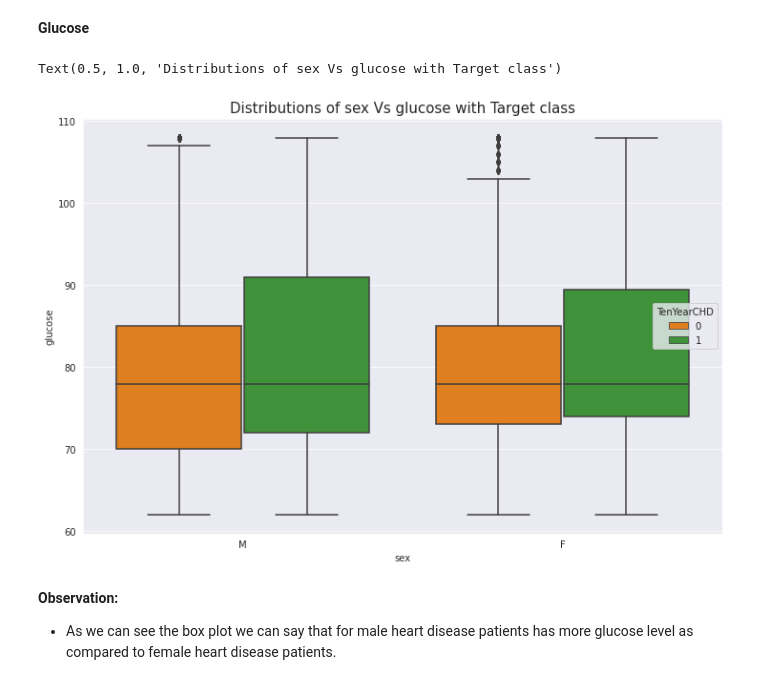
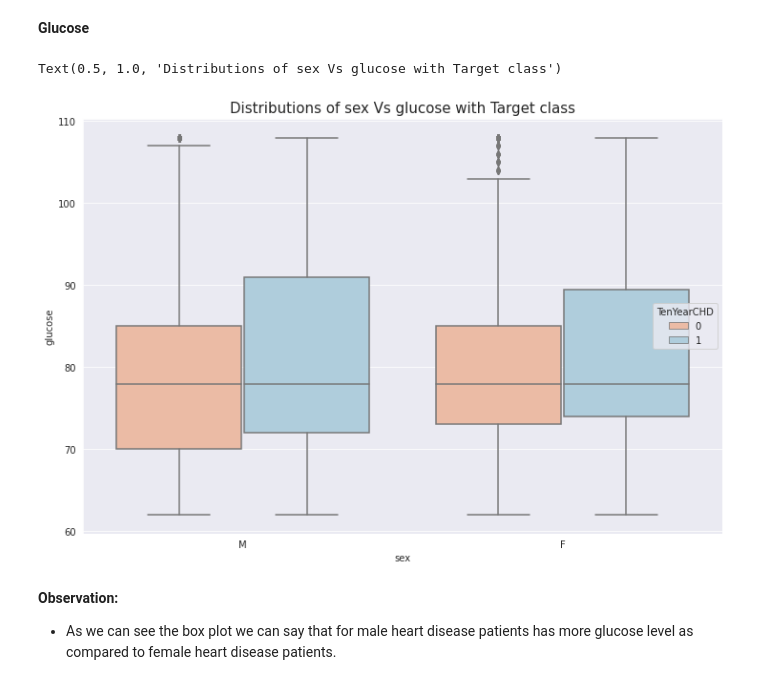
Before and after one commit to jayu071/Cardiovascular_Risk_Prediction_JN, a Jupyter notebook: Cardiovascular_Risk_Prediction_JN.ipynb, the cells around one changed output. Cells and saved outputs as stored; diff of their text form; code cells hidden in the pictures.

```diff
--- a/Cardiovascular_Risk_Prediction_JN.ipynb
+++ b/Cardiovascular_Risk_Prediction_JN.ipynb
@@ -510,11 +510,11 @@ Text(0.5, 1.0, 'Distributions of sex Vs heartRate with Target class')
 # %%
 #ploting the boxplot between sex variable and glucose variable with target class
 plt.figure(figsize=(12,8))
-sns.boxplot(data=cardiovascular_risk,x="sex", y='glucose',hue="TenYearCHD",palette = 'Paired_r')
+sns.boxplot(data=cardiovascular_risk,x="sex", y='glucose',hue="TenYearCHD",palette = 'RdBu')
 plt.title("Distributions of sex Vs glucose with Target class",fontsize=15)
 # %% [output]
 Text(0.5, 1.0, 'Distributions of sex Vs glucose with Target class')
-[figure, old version]
+[figure, new version]
 # %% [markdown]
 **Observation:**
 * As we can see the box plot we can say that for male heart disease patients has more glucose level as compared to female heart disease patients.
```
Also changed, not shown: parts of 7 cells of this notebook.
